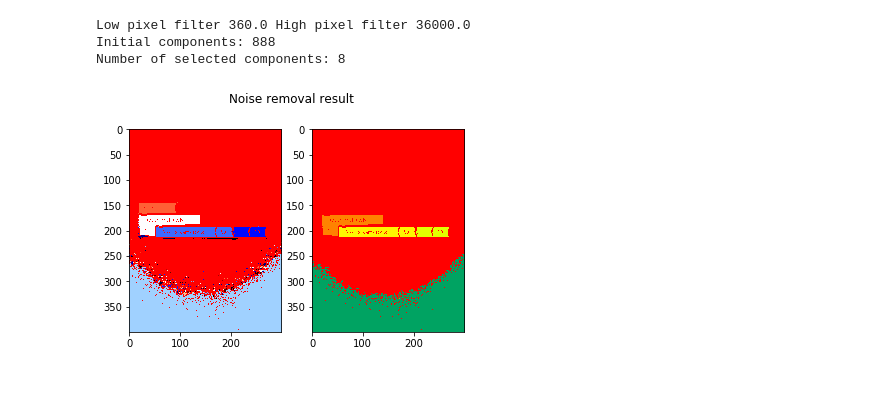
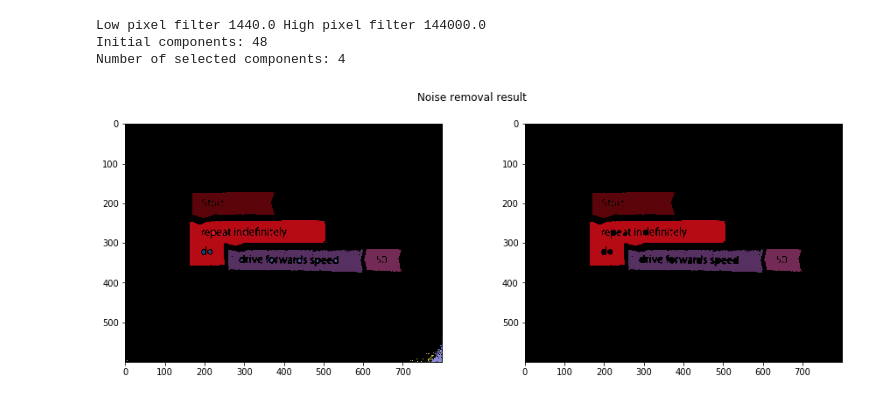
Before and after one commit to VasilisPoulos/tangibles-recognition, a Jupyter notebook: new_blocks_testing.ipynb, the cells around one changed output. Cells and saved outputs as stored; diff of their text form; code cells hidden in the pictures.

```diff
--- a/new_blocks_testing.ipynb
+++ b/new_blocks_testing.ipynb
@@ -6,11 +6,11 @@ import pytesseract
 import os
 from PIL import Image
 from scipy.ndimage import label
-from scipy.ndimage import binary_opening, binary_closing
+from scipy.ndimage import binary_closing
 
-A = np.array(Image.open('test_images/no_crop.jpg'))
-A = np.rot90(A, -1)
-A = cv.resize(A, dsize=(300, 400), interpolation=cv.INTER_CUBIC)
+
+A = np.array(Image.open('test_images/new.jpg'))
+A = cv.resize(A, dsize=(800, 600), interpolation=cv.INTER_CUBIC)
 A_gray = cv.cvtColor(A, cv.COLOR_BGR2GRAY)
 plt.imshow(A_gray)
 plt.show()
@@ -19,7 +19,7 @@ plt.show()
 # %%
-threshold, A_bin = cv.threshold(A_gray, 0, 255, cv.THRESH_BINARY+cv.THRESH_OTSU)
-print(threshold)
+ret, A_bin = cv.threshold(A_gray,0,255,cv.THRESH_BINARY+cv.THRESH_OTSU)
 A_bin = np.invert(A_bin)
+plt.figure(figsize=(15, 5))
 plt.imshow(A_bin)
 plt.show()
 # %% [output]
@@ -27,0 +27,8 @@ plt.show()
+# %%
+x = 2
+kernel = cv.getStructuringElement(cv.MORPH_RECT,(x,x))
+opening = cv.morphologyEx(A_bin, cv.MORPH_OPEN, kernel)
+
+plt.figure(figsize=(15,5))
+plt.imshow(opening)
+plt.show()
@@ -28,31 +37,34 @@ plt.show()
 # %%
 def filter_features(binary):
     features_list = label(binary)
     connected_components = features_list[0]
     processed_result = np.copy(connected_components)
     # remove a feature if it covers over 30% of the image or les than 0.03%
     low_filter = .003*np.prod(connected_components.shape)
     high_filter = .3*np.prod(connected_components.shape)
     print('Low pixel filter {} High pixel filter {}'.format(low_filter, high_filter))
     print('Initial components: {}'.format(features_list[1]))
     components = 0
     for feature in range(features_list[1]):
-        if(np.count_nonzero(connected_components == feature) < low_filter):
+        if((np.count_nonzero(connected_components == feature) < low_filter) or (np.count_nonzero(connected_components == feature) > high_filter)):
             processed_result[connected_components == feature] = 0
             continue
         components += 1
         #print(np.count_nonzero(css == i))
     print('Number of selected components: {}'.format(components))
     return processed_result, connected_components
 
-processed_result, connected_components = filter_features(A_bin)
-fig, (ax1, ax2) = plt.subplots(1, 2)
+
+res, cc = filter_features(opening)
+
+
+fig, (ax1, ax2) = plt.subplots(1, 2, figsize=(15, 5))
 fig.suptitle('Noise removal result')
-ax1.imshow(connected_components, cmap='flag')
-ax2.imshow(processed_result, cmap='prism')
+ax1.imshow(cc, cmap='gist_stern')
+ax2.imshow(res, cmap='gist_stern')
 fig.show()
 # %% [output]
-Low pixel filter 360.0 High pixel filter 36000.0
-Initial components: 888
-Number of selected components: 8
+Low pixel filter 1440.0 High pixel filter 144000.0
+Initial components: 48
+Number of selected components: 4
-[figure, old version]
+[figure, new version]
```
Also changed, not shown: parts of 5 cells of this notebook, 15 other files.
